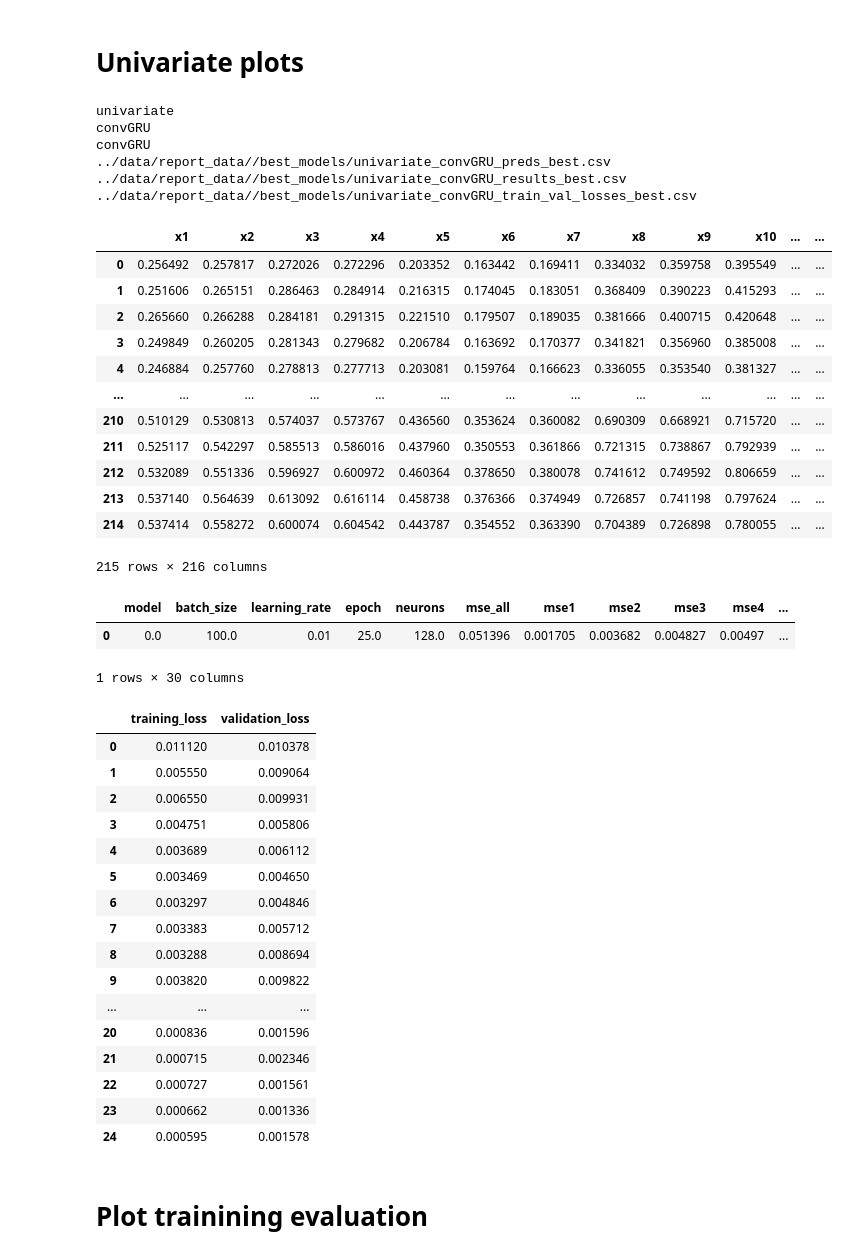
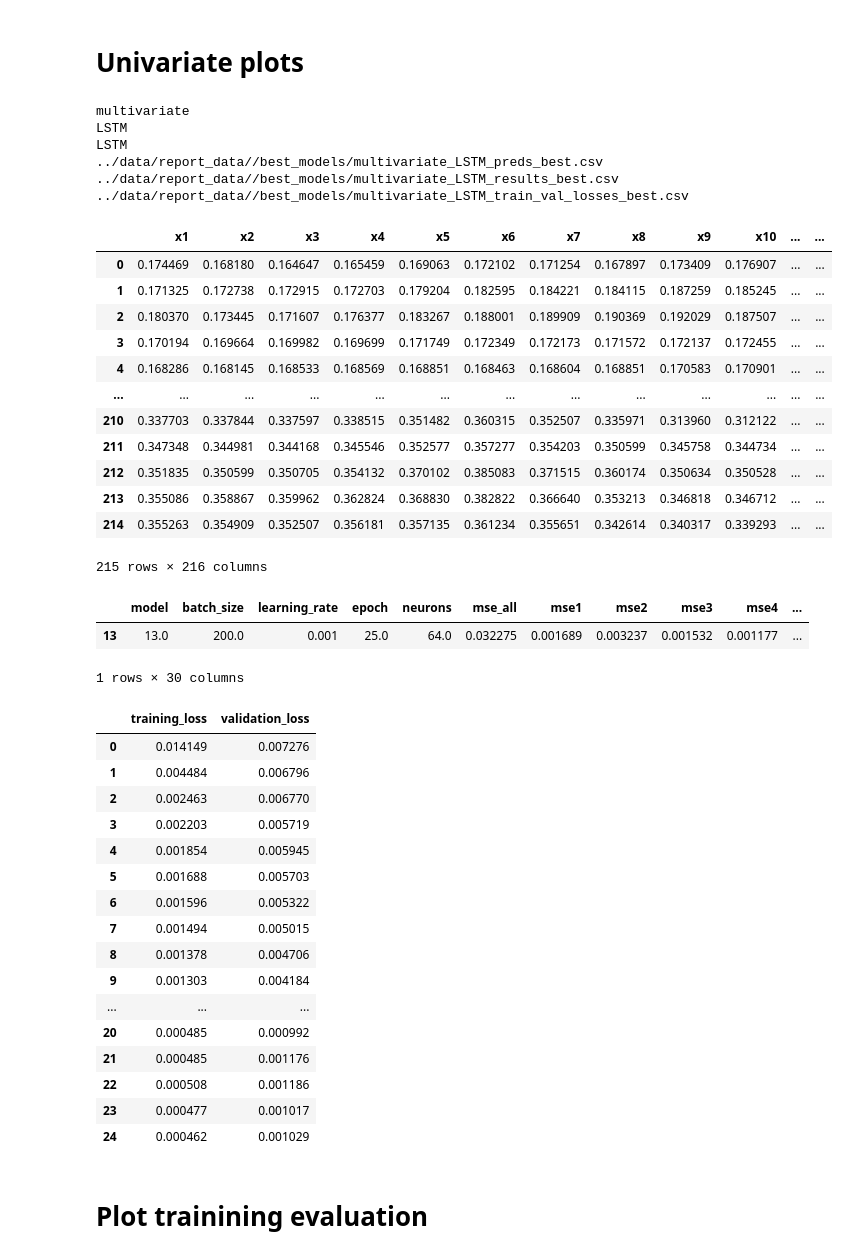
Before and after one commit to AndreasBordvik/FYS-STK4155-Prj3_report, a Jupyter notebook: code/best_models_plots.ipynb, the cells around one changed output. Saved outputs shown, nothing was run; the diff lists cells and outputs as text; code cells hidden in the pictures.

```diff
--- a/code/best_models_plots.ipynb
+++ b/code/best_models_plots.ipynb
@@ -10,70 +10,70 @@ from models import *
 # %%
 plot_predictions = False
 
-variate = ["univariate","multivariate"][0]
-ind = 1
+variate = ["univariate","multivariate"][1]
+ind = 2
 model_read = ["simpleRNN", "convGRU", "LSTM"][ind]
 model_name = ["RNN","convGRU","LSTM"][ind]
 
 
 preds_file = f"{REPORT_DATA}/best_models/{variate}_{model_read}_preds_best.csv"
 preds_df = pd.read_csv(preds_file, index_col=0)
 
 results_file = f"{REPORT_DATA}/best_models/{variate}_{model_read}_results_best.csv"
 results_df = pd.read_csv(results_file, index_col=0)
 
 train_val_loss_file = f"{REPORT_DATA}/best_models/{variate}_{model_read}_train_val_losses_best.csv"
 train_val_loss_df = pd.read_csv(train_val_loss_file, index_col=0)
 
 print(variate)
 print(model_read)
 print(model_name)
 print(preds_file)
 print(results_file)
 print(train_val_loss_file)
 display(preds_df)
 display(results_df)
 display(train_val_loss_df)
 # %% [output]
-univariate
-convGRU
-convGRU
-../data/report_data//best_models/univariate_convGRU_preds_best.csv
-../data/report_data//best_models/univariate_convGRU_results_best.csv
-../data/report_data//best_models/univariate_convGRU_train_val_losses_best.csv
+multivariate
+LSTM
+LSTM
+../data/report_data//best_models/multivariate_LSTM_preds_best.csv
+../data/report_data//best_models/multivariate_LSTM_results_best.csv
+../data/report_data//best_models/multivariate_LSTM_train_val_losses_best.csv
 |  | x1 | x2 | x3 | x4 | x5 | x6 | x7 | x8 | x9 | x10 | ... | ... |
-| 0 | 0.256492 | 0.257817 | 0.272026 | 0.272296 | 0.203352 | 0.163442 | 0.169411 | 0.334032 | 0.359758 | 0.395549 | ... | ... |
-| 1 | 0.251606 | 0.265151 | 0.286463 | 0.284914 | 0.216315 | 0.174045 | 0.183051 | 0.368409 | 0.390223 | 0.415293 | ... | ... |
-| 2 | 0.265660 | 0.266288 | 0.284181 | 0.291315 | 0.221510 | 0.179507 | 0.189035 | 0.381666 | 0.400715 | 0.420648 | ... | ... |
-| 3 | 0.249849 | 0.260205 | 0.281343 | 0.279682 | 0.206784 | 0.163692 | 0.170377 | 0.341821 | 0.356960 | 0.385008 | ... | ... |
-| 4 | 0.246884 | 0.257760 | 0.278813 | 0.277713 | 0.203081 | 0.159764 | 0.166623 | 0.336055 | 0.353540 | 0.381327 | ... | ... |
+| 0 | 0.174469 | 0.168180 | 0.164647 | 0.165459 | 0.169063 | 0.172102 | 0.171254 | 0.167897 | 0.173409 | 0.176907 | ... | ... |
+| 1 | 0.171325 | 0.172738 | 0.172915 | 0.172703 | 0.179204 | 0.182595 | 0.184221 | 0.184115 | 0.187259 | 0.185245 | ... | ... |
+| 2 | 0.180370 | 0.173445 | 0.171607 | 0.176377 | 0.183267 | 0.188001 | 0.189909 | 0.190369 | 0.192029 | 0.187507 | ... | ... |
+| 3 | 0.170194 | 0.169664 | 0.169982 | 0.169699 | 0.171749 | 0.172349 | 0.172173 | 0.171572 | 0.172137 | 0.172455 | ... | ... |
+| 4 | 0.168286 | 0.168145 | 0.168533 | 0.168569 | 0.168851 | 0.168463 | 0.168604 | 0.168851 | 0.170583 | 0.170901 | ... | ... |
 | ... | ... | ... | ... | ... | ... | ... | ... | ... | ... | ... | ... | ... |
-| 210 | 0.510129 | 0.530813 | 0.574037 | 0.573767 | 0.436560 | 0.353624 | 0.360082 | 0.690309 | 0.668921 | 0.715720 | ... | ... |
-| 211 | 0.525117 | 0.542297 | 0.585513 | 0.586016 | 0.437960 | 0.350553 | 0.361866 | 0.721315 | 0.738867 | 0.792939 | ... | ... |
-| 212 | 0.532089 | 0.551336 | 0.596927 | 0.600972 | 0.460364 | 0.378650 | 0.380078 | 0.741612 | 0.749592 | 0.806659 | ... | ... |
-| 213 | 0.537140 | 0.564639 | 0.613092 | 0.616114 | 0.458738 | 0.376366 | 0.374949 | 0.726857 | 0.741198 | 0.797624 | ... | ... |
-| 214 | 0.537414 | 0.558272 | 0.600074 | 0.604542 | 0.443787 | 0.354552 | 0.363390 | 0.704389 | 0.726898 | 0.780055 | ... | ... |
+| 210 | 0.337703 | 0.337844 | 0.337597 | 0.338515 | 0.351482 | 0.360315 | 0.352507 | 0.335971 | 0.313960 | 0.312122 | ... | ... |
+| 211 | 0.347348 | 0.344981 | 0.344168 | 0.345546 | 0.352577 | 0.357277 | 0.354203 | 0.350599 | 0.345758 | 0.344734 | ... | ... |
+| 212 | 0.351835 | 0.350599 | 0.350705 | 0.354132 | 0.370102 | 0.385083 | 0.371515 | 0.360174 | 0.350634 | 0.350528 | ... | ... |
+| 213 | 0.355086 | 0.358867 | 0.359962 | 0.362824 | 0.368830 | 0.382822 | 0.366640 | 0.353213 | 0.346818 | 0.346712 | ... | ... |
+| 214 | 0.355263 | 0.354909 | 0.352507 | 0.356181 | 0.357135 | 0.361234 | 0.355651 | 0.342614 | 0.340317 | 0.339293 | ... | ... |
 215 rows × 216 columns
 |  | model | batch_size | learning_rate | epoch | neurons | mse_all | mse1 | mse2 | mse3 | mse4 | ... |
-| 0 | 0.0 | 100.0 | 0.01 | 25.0 | 128.0 | 0.051396 | 0.001705 | 0.003682 | 0.004827 | 0.00497 | ... |
+| 13 | 13.0 | 200.0 | 0.001 | 25.0 | 64.0 | 0.032275 | 0.001689 | 0.003237 | 0.001532 | 0.001177 | ... |
 1 rows × 30 columns
 |  | training_loss | validation_loss |
-| 0 | 0.011120 | 0.010378 |
-| 1 | 0.005550 | 0.009064 |
-| 2 | 0.006550 | 0.009931 |
-| 3 | 0.004751 | 0.005806 |
-| 4 | 0.003689 | 0.006112 |
-| 5 | 0.003469 | 0.004650 |
-| 6 | 0.003297 | 0.004846 |
-| 7 | 0.003383 | 0.005712 |
-| 8 | 0.003288 | 0.008694 |
-| 9 | 0.003820 | 0.009822 |
+| 0 | 0.014149 | 0.007276 |
+| 1 | 0.004484 | 0.006796 |
+| 2 | 0.002463 | 0.006770 |
+| 3 | 0.002203 | 0.005719 |
+| 4 | 0.001854 | 0.005945 |
+| 5 | 0.001688 | 0.005703 |
+| 6 | 0.001596 | 0.005322 |
+| 7 | 0.001494 | 0.005015 |
+| 8 | 0.001378 | 0.004706 |
+| 9 | 0.001303 | 0.004184 |
 | ... | ... | ... |
-| 20 | 0.000836 | 0.001596 |
-| 21 | 0.000715 | 0.002346 |
-| 22 | 0.000727 | 0.001561 |
-| 23 | 0.000662 | 0.001336 |
-| 24 | 0.000595 | 0.001578 |
+| 20 | 0.000485 | 0.000992 |
+| 21 | 0.000485 | 0.001176 |
+| 22 | 0.000508 | 0.001186 |
+| 23 | 0.000477 | 0.001017 |
+| 24 | 0.000462 | 0.001029 |
 # %% [markdown]
 # Plot trainining evaluation
 # %%
```
Also changed, not shown: parts of 4 cells of this notebook, 33 other files.
